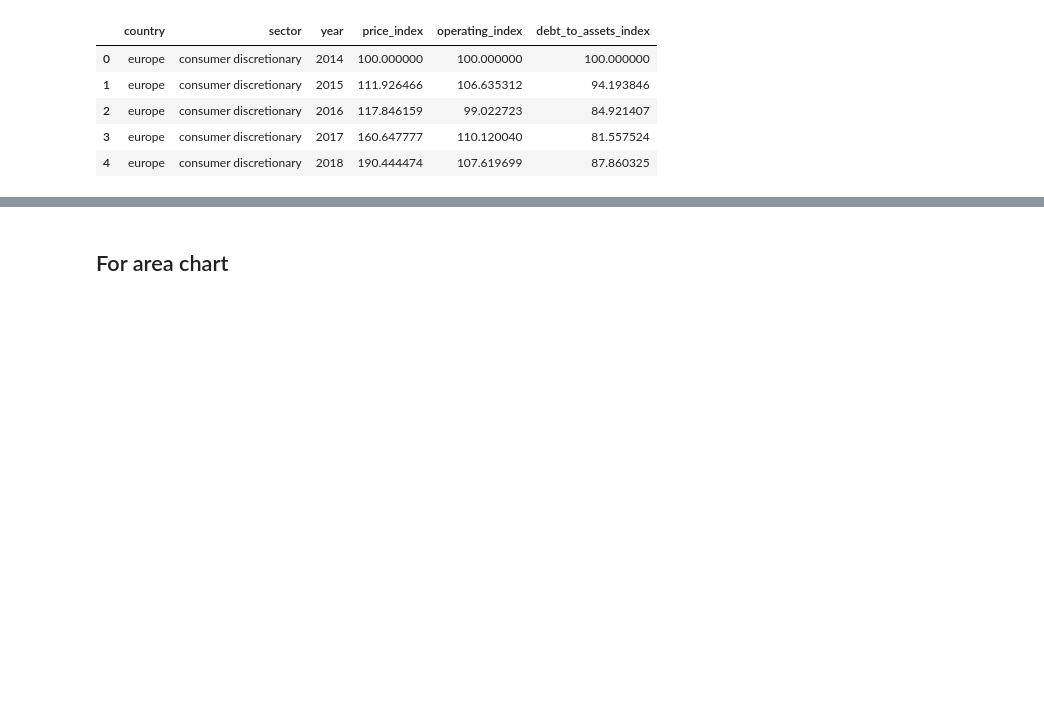
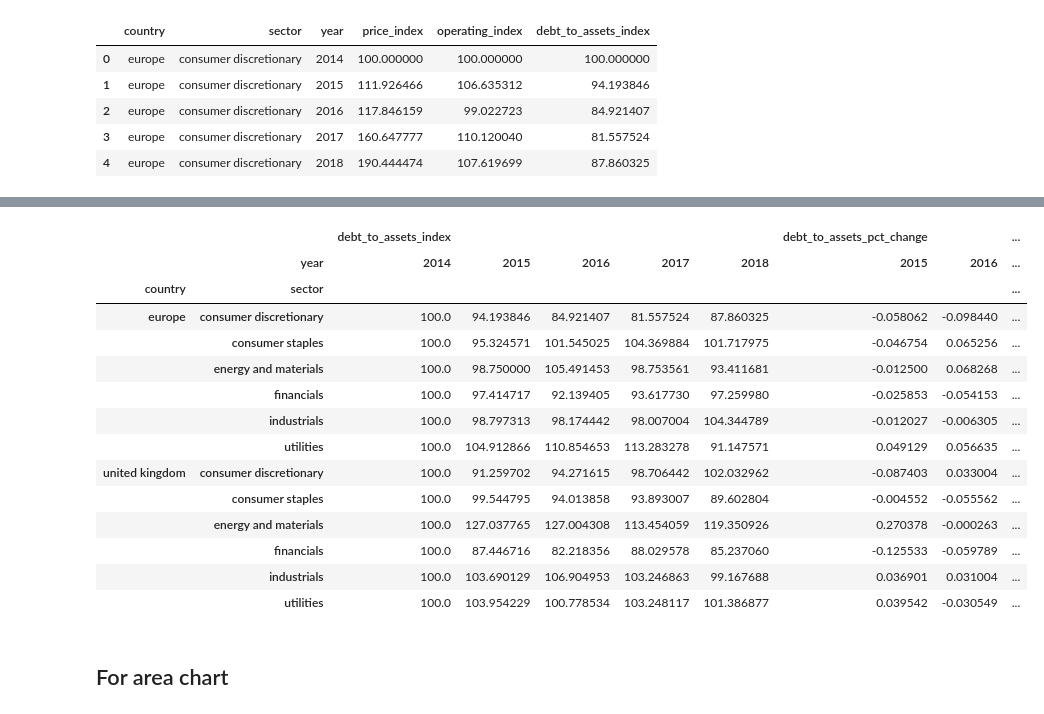
Before and after one commit to AnushaGooda/Data_Viz_MTP, a Jupyter notebook: scripts/data_preparation.ipynb, the cells around one changed output, grey strips where cells are left out. Cells and saved outputs as stored; diff of their text form; code cells hidden in the pictures; blank space fills up the shorter version.

```diff
--- a/scripts/data_preparation.ipynb
+++ b/scripts/data_preparation.ipynb
@@ -398,6 +398,28 @@ index_df.head()
 | 2 | europe | consumer discretionary | 2016 | 117.846159 | 99.022723 | 84.921407 | 0.052889 | ... |
 | 3 | europe | consumer discretionary | 2017 | 160.647777 | 110.120040 | 81.557524 | 0.363199 | ... |
 | 4 | europe | consumer discretionary | 2018 | 190.444474 | 107.619699 | 87.860325 | 0.185478 | ... |
+# %%
+pivot = pd.pivot_table(index_df,
+               values = ['price_index', 'price_pct_change', 'debt_to_assets_index', 'debt_to_assets_pct_change'],
+               index = ['country', 'sector'],
+               columns = ['year'])
+pivot
+# %% [output]
+|  |  | debt_to_assets_index |  |  |  |  | debt_to_assets_pct_change |  | ... |
+|  | year | 2014 | 2015 | 2016 | 2017 | 2018 | 2015 | 2016 | ... |
+| country | sector |  |  |  |  |  |  |  | ... |
+| europe | consumer discretionary | 100.0 | 94.193846 | 84.921407 | 81.557524 | 87.860325 | -0.058062 | -0.098440 | ... |
+|  | consumer staples | 100.0 | 95.324571 | 101.545025 | 104.369884 | 101.717975 | -0.046754 | 0.065256 | ... |
+|  | energy and materials | 100.0 | 98.750000 | 105.491453 | 98.753561 | 93.411681 | -0.012500 | 0.068268 | ... |
+|  | financials | 100.0 | 97.414717 | 92.139405 | 93.617730 | 97.259980 | -0.025853 | -0.054153 | ... |
+|  | industrials | 100.0 | 98.797313 | 98.174442 | 98.007004 | 104.344789 | -0.012027 | -0.006305 | ... |
+|  | utilities | 100.0 | 104.912866 | 110.854653 | 113.283278 | 91.147571 | 0.049129 | 0.056635 | ... |
+| united kingdom | consumer discretionary | 100.0 | 91.259702 | 94.271615 | 98.706442 | 102.032962 | -0.087403 | 0.033004 | ... |
+|  | consumer staples | 100.0 | 99.544795 | 94.013858 | 93.893007 | 89.602804 | -0.004552 | -0.055562 | ... |
+|  | energy and materials | 100.0 | 127.037765 | 127.004308 | 113.454059 | 119.350926 | 0.270378 | -0.000263 | ... |
+|  | financials | 100.0 | 87.446716 | 82.218356 | 88.029578 | 85.237060 | -0.125533 | -0.059789 | ... |
+|  | industrials | 100.0 | 103.690129 | 106.904953 | 103.246863 | 99.167688 | 0.036901 | 0.031004 | ... |
+|  | utilities | 100.0 | 103.954229 | 100.778534 | 103.248117 | 101.386877 | 0.039542 | -0.030549 | ... |
 # %%
 # save table as csv
 path = os.path.join(base_path, 'processed_data', 'slope_chart.csv')
```
Also changed, not shown: parts of 2 cells of this notebook, 6 other files.
